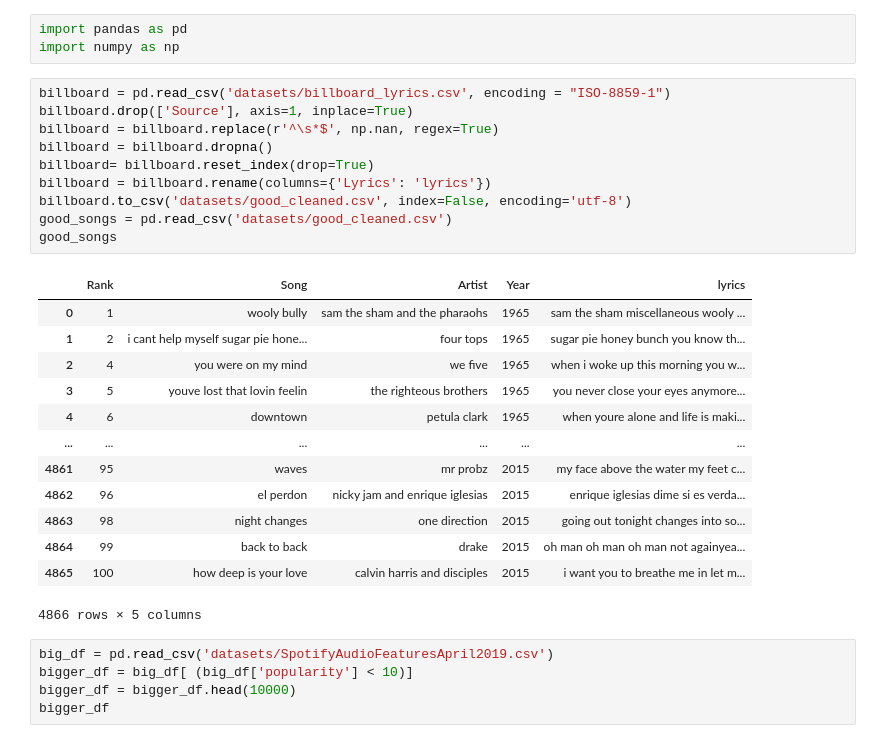
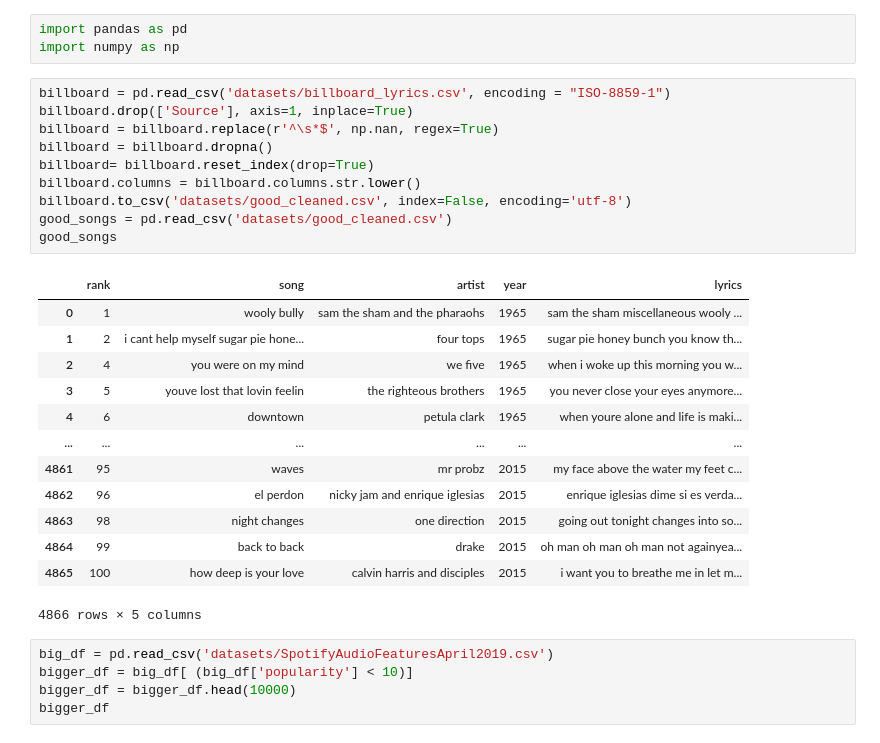
Before and after one commit to deskaprogramuje/BDA_song_hits, a Jupyter notebook: preprocessing.ipynb, the cells around one changed output. Cells and saved outputs as stored; diff of their text form.

```diff
--- a/preprocessing.ipynb
+++ b/preprocessing.ipynb
@@ -4,15 +4,15 @@ import numpy as np
 # %%
 billboard = pd.read_csv('datasets/billboard_lyrics.csv', encoding = "ISO-8859-1")
 billboard.drop(['Source'], axis=1, inplace=True)
 billboard = billboard.replace(r'^\s*$', np.nan, regex=True)
 billboard = billboard.dropna()
 billboard= billboard.reset_index(drop=True)
-billboard = billboard.rename(columns={'Lyrics': 'lyrics'})
+billboard.columns = billboard.columns.str.lower()
 billboard.to_csv('datasets/good_cleaned.csv', index=False, encoding='utf-8')
 good_songs = pd.read_csv('datasets/good_cleaned.csv')
 good_songs
 # %% [output]
-|  | Rank | Song | Artist | Year | lyrics |
+|  | rank | song | artist | year | lyrics |
 | 0 | 1 | wooly bully | sam the sham and the pharaohs | 1965 | sam the sham miscellaneous wooly ... |
 | 1 | 2 | i cant help myself sugar pie hone... | four tops | 1965 | sugar pie honey bunch you know th... |
 | 2 | 4 | you were on my mind | we five | 1965 | when i woke up this morning you w... |
```
Also changed, not shown: parts of 1 cell of this notebook, 3 other files.
